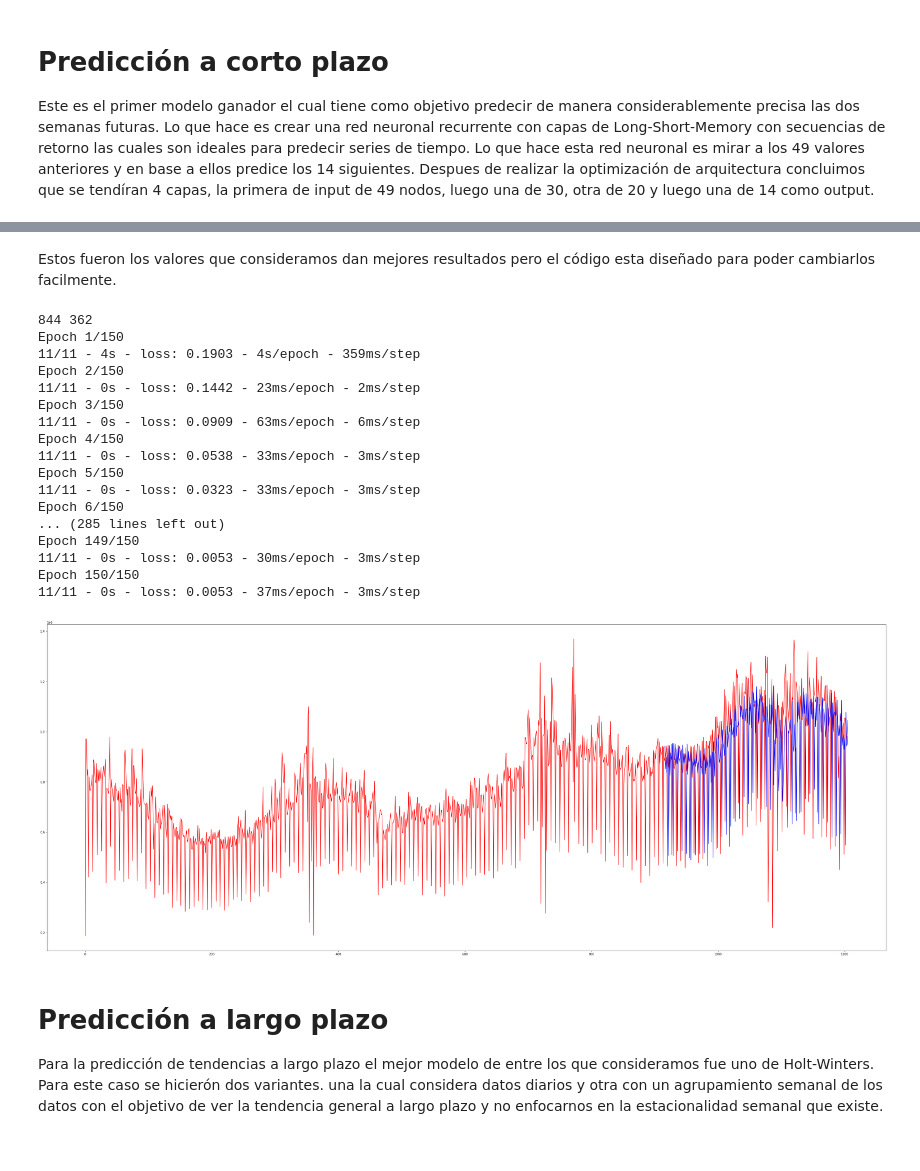
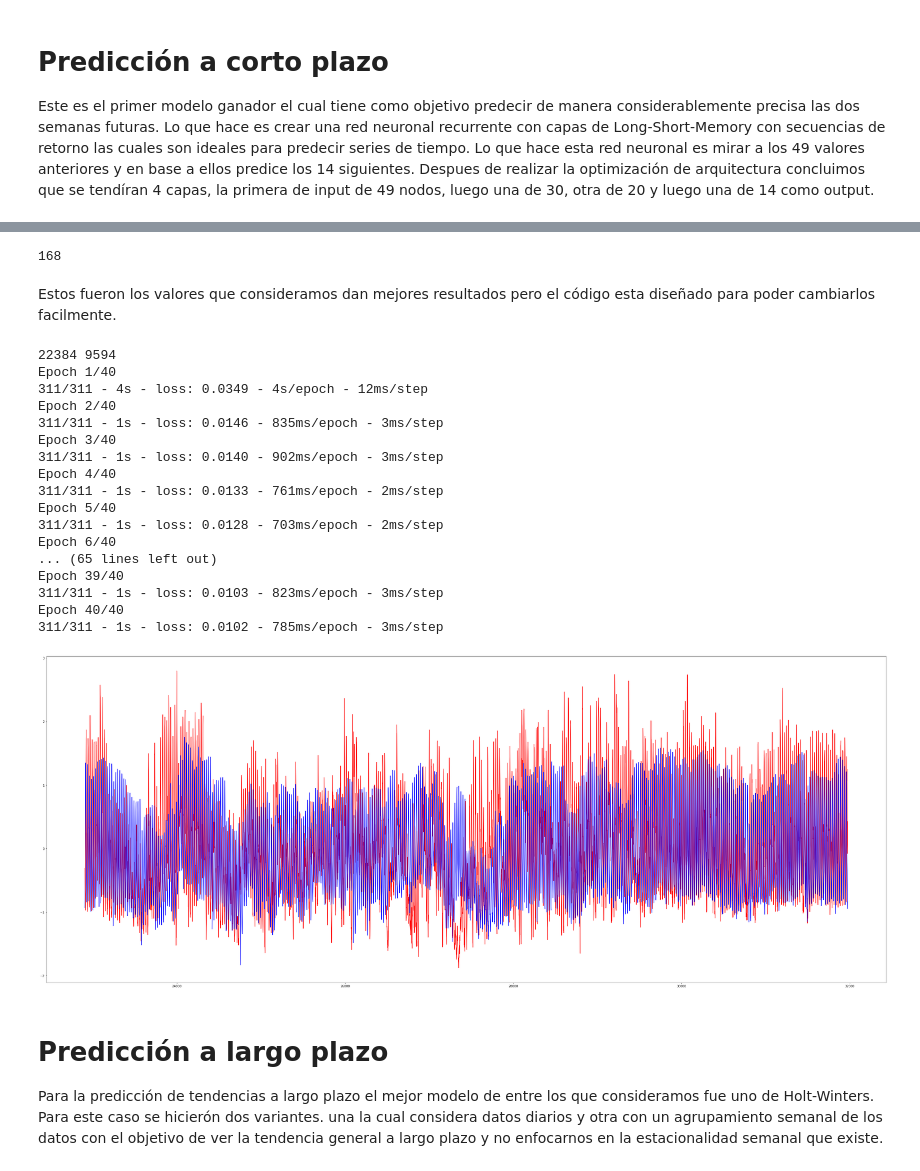
Before and after one commit to DiegoElian02/CienciadeDatosMultivariado, a Jupyter notebook: PruebasRNN/CodigoFinal_Aestrella.ipynb, the cells around one changed output, grey strips where cells are left out. Cells and saved outputs as stored; diff of their text form; code cells hidden in the pictures.

```diff
--- a/PruebasRNN/CodigoFinal_Aestrella.ipynb
+++ b/PruebasRNN/CodigoFinal_Aestrella.ipynb
@@ -145,9 +70,10 @@ def timeSeriesRNN(dataframe,look_back,look_ahead,arch,Epos,batch,plot):
         testPrediction=[]
         for i in range(0,int(len(testX)/look_ahead)+1):
             testPrediction.extend(list(scaler.inverse_transform(model.predict(np.reshape(testX[look_ahead*i],(testX[0].shape[0],1,testX[0].shape[1]))))[0])) #linea larga y fea pero que jala osi osi
-        x=range(0,len(dataset))
+
         x1=range(len(dataset)-len(testPrediction),len(dataset))
-        plt.plot(x,scaler.inverse_transform(dataset),color='red')
+        x=range(0,len(dataset))[-len(x1):]
+        plt.plot(x,scaler.inverse_transform(dataset[-len(x1):]),color='red')
         plt.plot(x1,testPrediction, color='blue')
         plt.show()
     return model
@@ -153,0 +85,4 @@ def timeSeriesRNN(dataframe,look_back,look_ahead,arch,Epos,batch,plot):
+# %%
+df = pd.read_csv('datosFactores.csv')
+del df['Unnamed: 0']
+df.head()
@@ -154,31 +112,35 @@ def timeSeriesRNN(dataframe,look_back,look_ahead,arch,Epos,batch,plot):
+# %%
+7*24
+# %% [output]
+168
 # %% [markdown]
 Estos fueron los valores que consideramos dan mejores resultados pero el código esta diseñado para poder cambiarlos facilmente.
 # %%
-look_back=70
-look_ahead=10
+look_back=168*3
+look_ahead=168
 architecture=(30,20)
-epochs=150
+epochs=40
 batch=70
-rnn=timeSeriesRNN(dfgrouped, look_back, look_ahead, architecture, epochs, batch, plot=True)
+rnn=timeSeriesRNN(pd.DataFrame(df['F0']), look_back, look_ahead, architecture, epochs, batch, plot=True)
 # %% [output]
-844 362
-Epoch 1/150
-11/11 - 4s - loss: 0.1903 - 4s/epoch - 359ms/step
-Epoch 2/150
-11/11 - 0s - loss: 0.1442 - 23ms/epoch - 2ms/step
-Epoch 3/150
-11/11 - 0s - loss: 0.0909 - 63ms/epoch - 6ms/step
-Epoch 4/150
-11/11 - 0s - loss: 0.0538 - 33ms/epoch - 3ms/step
-Epoch 5/150
-11/11 - 0s - loss: 0.0323 - 33ms/epoch - 3ms/step
-Epoch 6/150
-... (285 lines left out)
-Epoch 149/150
-11/11 - 0s - loss: 0.0053 - 30ms/epoch - 3ms/step
-Epoch 150/150
-11/11 - 0s - loss: 0.0053 - 37ms/epoch - 3ms/step
+22384 9594
+Epoch 1/40
+311/311 - 4s - loss: 0.0349 - 4s/epoch - 12ms/step
+Epoch 2/40
+311/311 - 1s - loss: 0.0146 - 835ms/epoch - 3ms/step
+Epoch 3/40
+311/311 - 1s - loss: 0.0140 - 902ms/epoch - 3ms/step
+Epoch 4/40
+311/311 - 1s - loss: 0.0133 - 761ms/epoch - 2ms/step
+Epoch 5/40
+311/311 - 1s - loss: 0.0128 - 703ms/epoch - 2ms/step
+Epoch 6/40
+... (65 lines left out)
+Epoch 39/40
+311/311 - 1s - loss: 0.0103 - 823ms/epoch - 3ms/step
+Epoch 40/40
+311/311 - 1s - loss: 0.0102 - 785ms/epoch - 3ms/step
-[figure, old version]
+[figure, new version]
 # %% [markdown]
 # Predicción a largo plazo
 Para la predicción de tendencias a largo plazo el mejor modelo de entre los que consideramos fue uno de Holt-Winters. Para este caso se hicierón dos variantes. una la cual considera datos diarios y otra con un agrupamiento semanal de los datos con el objetivo de ver la tendencia general a largo plazo y no enfocarnos en la estacionalidad semanal que existe.
```
Also changed, not shown: parts of 7 cells of this notebook, 2 other files.
